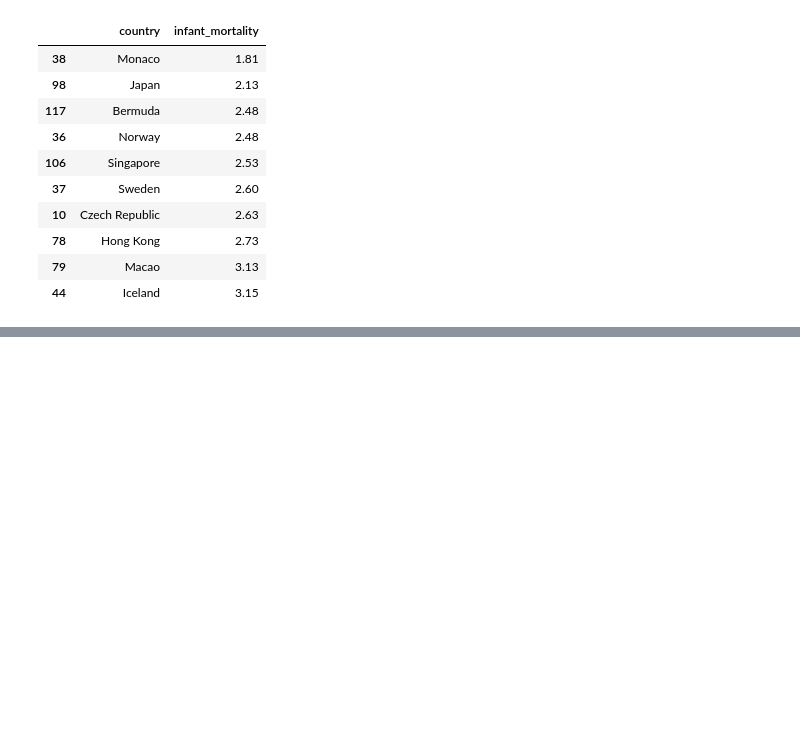
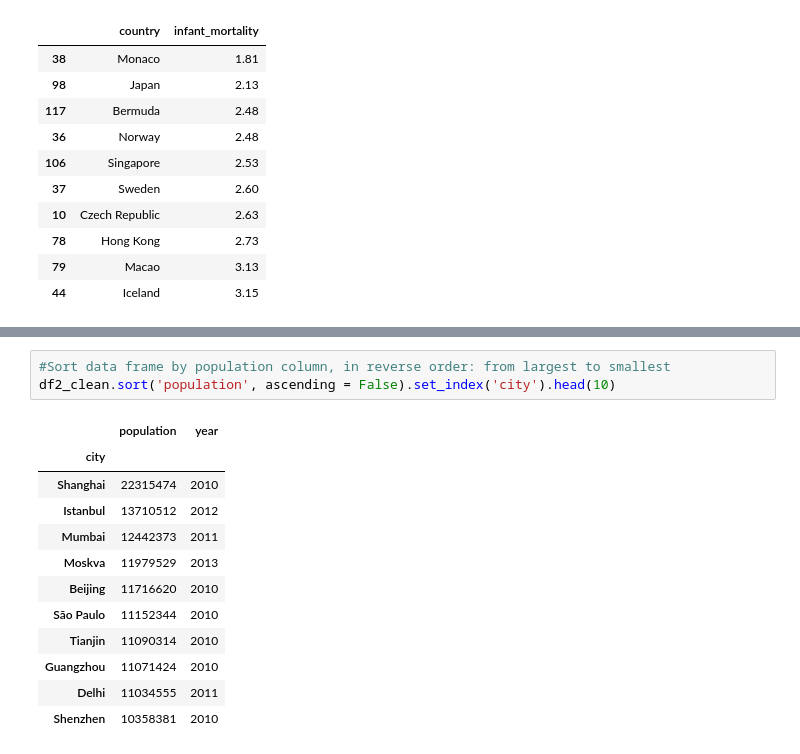
Before and after one commit to sashkabear/Springboard_DataScience, a Jupyter notebook: data_wrangling_xml/sliderule_dsi_xml_exercise.ipynb, the cells around one changed output, grey strips where cells are left out. Cells and saved outputs as stored; diff of their text form; blank space fills up the shorter version.

```diff
--- a/data_wrangling_xml/sliderule_dsi_xml_exercise.ipynb
+++ b/data_wrangling_xml/sliderule_dsi_xml_exercise.ipynb
@@ -122,0 +197,16 @@ df1.sort('infant_mortality').head(10)
+# %%
+#Sort data frame by population column, in reverse order: from largest to smallest
+df2_clean.sort('population', ascending = False).set_index('city').head(10)
+# %% [output]
+|  | population | year |
+| city |  |  |
+| Shanghai | 22315474 | 2010 |
+| Istanbul | 13710512 | 2012 |
+| Mumbai | 12442373 | 2011 |
+| Moskva | 11979529 | 2013 |
+| Beijing | 11716620 | 2010 |
+| São Paulo | 11152344 | 2010 |
+| Tianjin | 11090314 | 2010 |
+| Guangzhou | 11071424 | 2010 |
+| Delhi | 11034555 | 2011 |
+| Shenzhen | 10358381 | 2010 |
```
Also changed, not shown: parts of 6 cells of this notebook.
